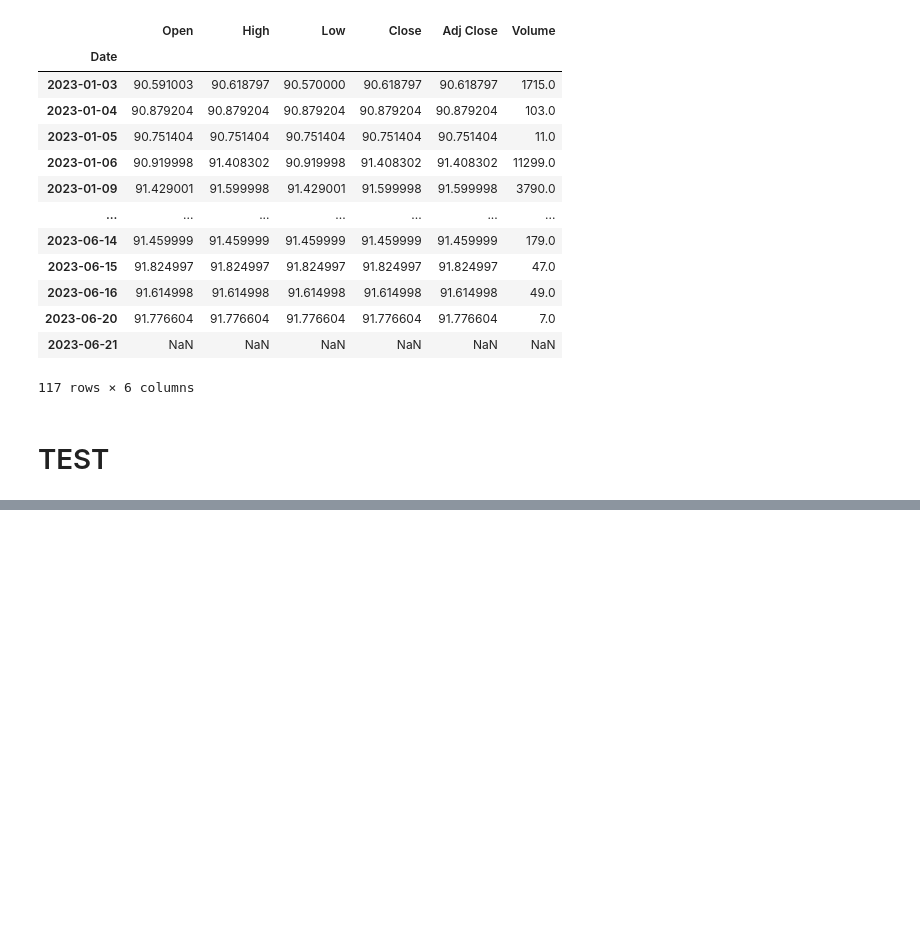
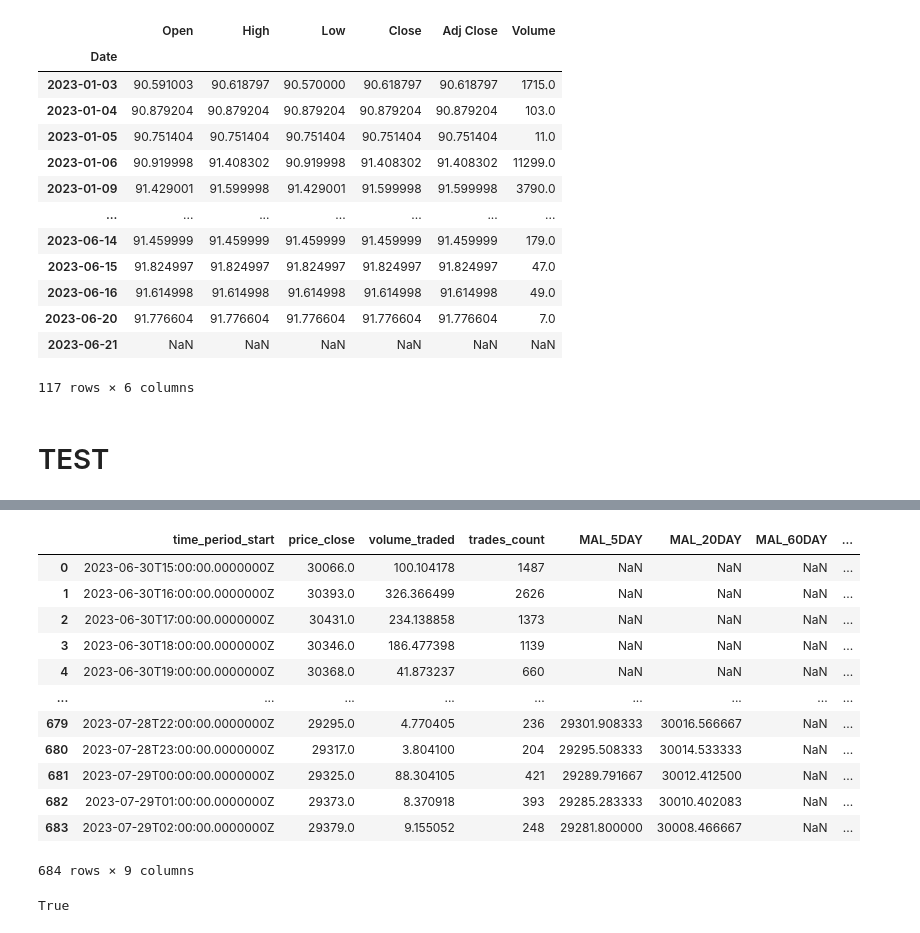
Before and after one commit to GmelaN/BTEM, a Jupyter notebook: API_test.ipynb, the cells around one changed output, grey strips where cells are left out. Cells and saved outputs as stored; diff of their text form; code cells hidden in the pictures; blank space fills up the shorter version.

```diff
--- a/API_test.ipynb
+++ b/API_test.ipynb
@@ -493,0 +607,26 @@ AttributeError: 'str' object has no attribute 'keys'
+# %%
+data
+# %% [output]
+|  | time_period_start | price_close | volume_traded | trades_count | MAL_5DAY | MAL_20DAY | MAL_60DAY | ... |
+| 0 | 2023-06-30T15:00:00.0000000Z | 30066.0 | 100.104178 | 1487 | NaN | NaN | NaN | ... |
+| 1 | 2023-06-30T16:00:00.0000000Z | 30393.0 | 326.366499 | 2626 | NaN | NaN | NaN | ... |
+| 2 | 2023-06-30T17:00:00.0000000Z | 30431.0 | 234.138858 | 1373 | NaN | NaN | NaN | ... |
+| 3 | 2023-06-30T18:00:00.0000000Z | 30346.0 | 186.477398 | 1139 | NaN | NaN | NaN | ... |
+| 4 | 2023-06-30T19:00:00.0000000Z | 30368.0 | 41.873237 | 660 | NaN | NaN | NaN | ... |
+| ... | ... | ... | ... | ... | ... | ... | ... | ... |
+| 679 | 2023-07-28T22:00:00.0000000Z | 29295.0 | 4.770405 | 236 | 29301.908333 | 30016.566667 | NaN | ... |
+| 680 | 2023-07-28T23:00:00.0000000Z | 29317.0 | 3.804100 | 204 | 29295.508333 | 30014.533333 | NaN | ... |
+| 681 | 2023-07-29T00:00:00.0000000Z | 29325.0 | 88.304105 | 421 | 29289.791667 | 30012.412500 | NaN | ... |
+| 682 | 2023-07-29T01:00:00.0000000Z | 29373.0 | 8.370918 | 393 | 29285.283333 | 30010.402083 | NaN | ... |
+| 683 | 2023-07-29T02:00:00.0000000Z | 29379.0 | 9.155052 | 248 | 29281.800000 | 30008.466667 | NaN | ... |
+684 rows × 9 columns
+# %%
+from datetime import datetime, timedelta
+from dateutil import parser
+
+interval_1, interval_2 = data["time_period_start"][0], data["time_period_start"][1]
+
+
+parser.isoparse(interval_2) - parser.isoparse(interval_1) == timedelta(hours=1)
+# %% [output]
+True
```
Also changed, not shown: parts of 15 cells of this notebook, 4 other files.
